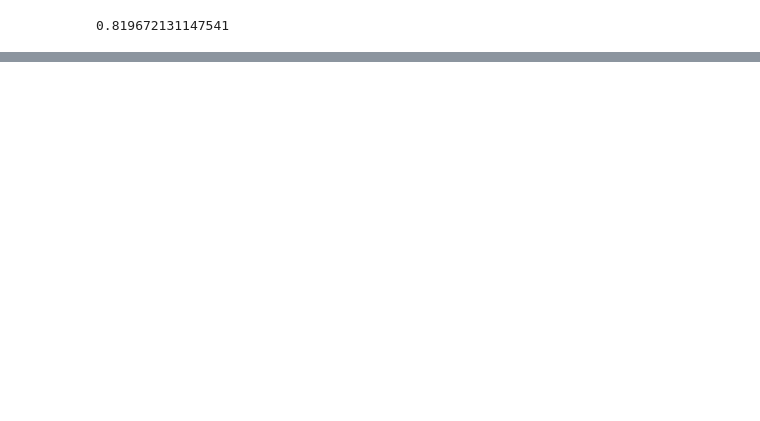
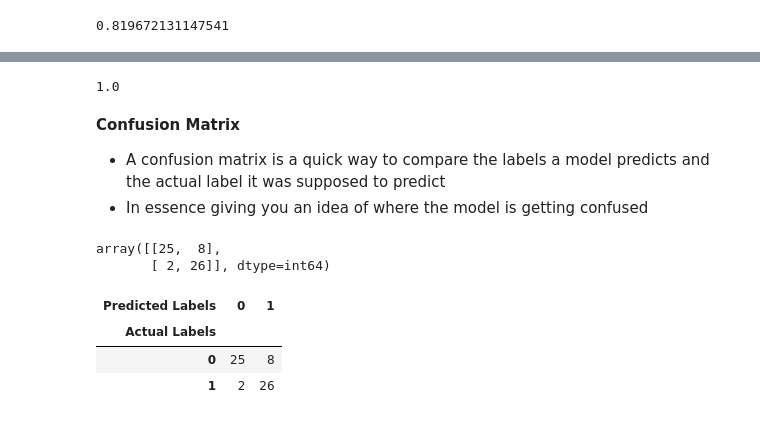
Before and after one commit to Dancan1998/ML, a Jupyter notebook: introduction-to-scikit-learn.ipynb, the cells around one changed output, grey strips where cells are left out. Drawn from its saved outputs; the diff is of its cells as text; code cells hidden in the pictures; blank space fills up the shorter version.

```diff
--- a/introduction-to-scikit-learn.ipynb
+++ b/introduction-to-scikit-learn.ipynb
@@ -1050,0 +1051,29 @@ plot_roc(fpr, tpr)
+# %%
+# Perfect AUC score
+roc_auc_score(y_test, y_test)
+# %% [output]
+1.0
+# %% [markdown]
+**Confusion Matrix**
+* A confusion matrix is a quick way to compare the labels a model predicts and the actual label it was supposed to predict
+* In essence giving you an idea of where the model is getting confused
+# %%
+from sklearn.metrics import confusion_matrix
+
+y_preds = clf.predict(X_test)
+
+confusion_matrix(y_test, y_preds)
+# %% [output]
+array([[25,  8],
+       [ 2, 26]], dtype=int64)
+# %%
+# Visualize the confusion matrix with crosstab
+pd.crosstab(y_test,
+           y_preds,
+           rownames=["Actual Labels"],
+           colnames=["Predicted Labels"])
+# %% [output]
+| Predicted Labels | 0 | 1 |
+| Actual Labels |  |  |
+| 0 | 25 | 8 |
+| 1 | 2 | 26 |
```
Also changed, not shown: parts of 45 cells of this notebook.
